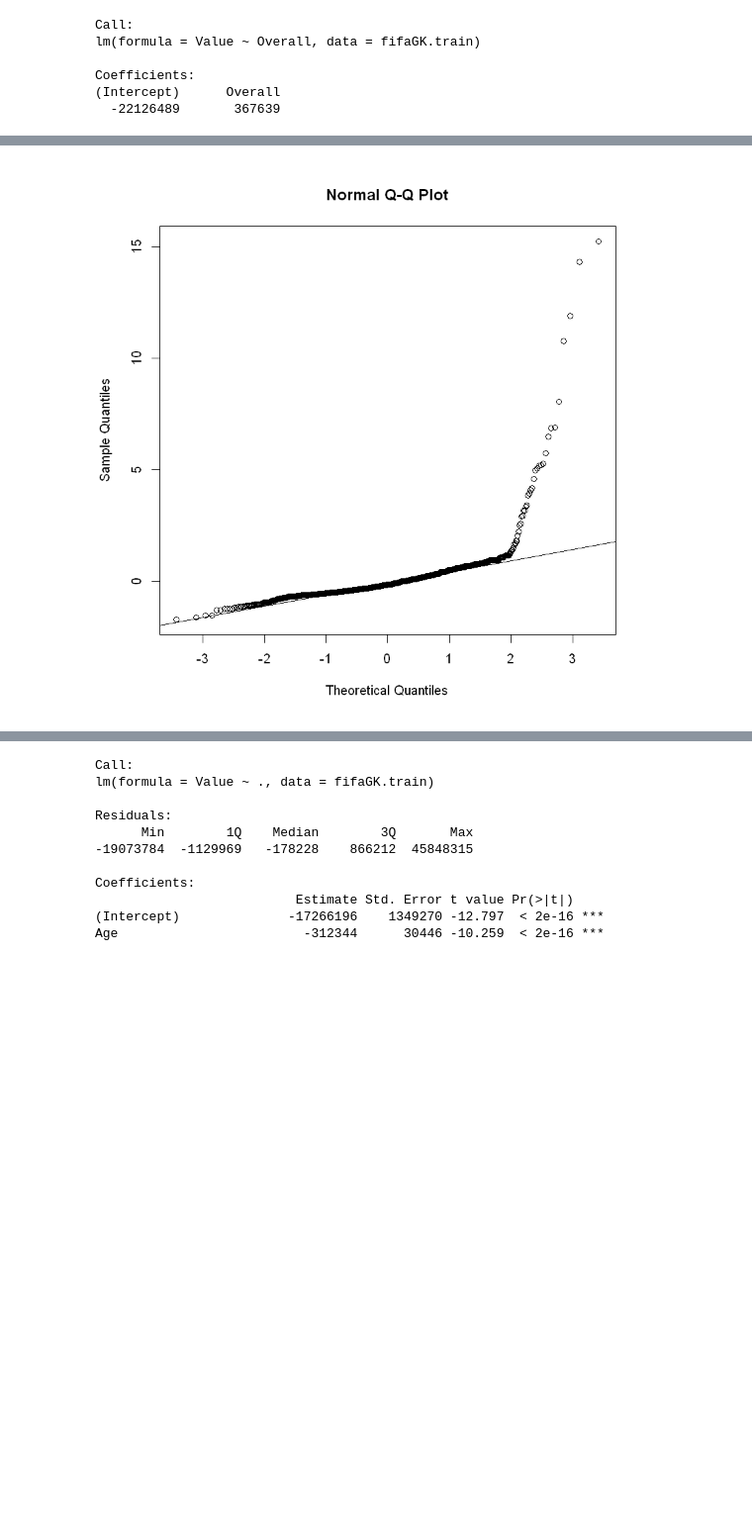
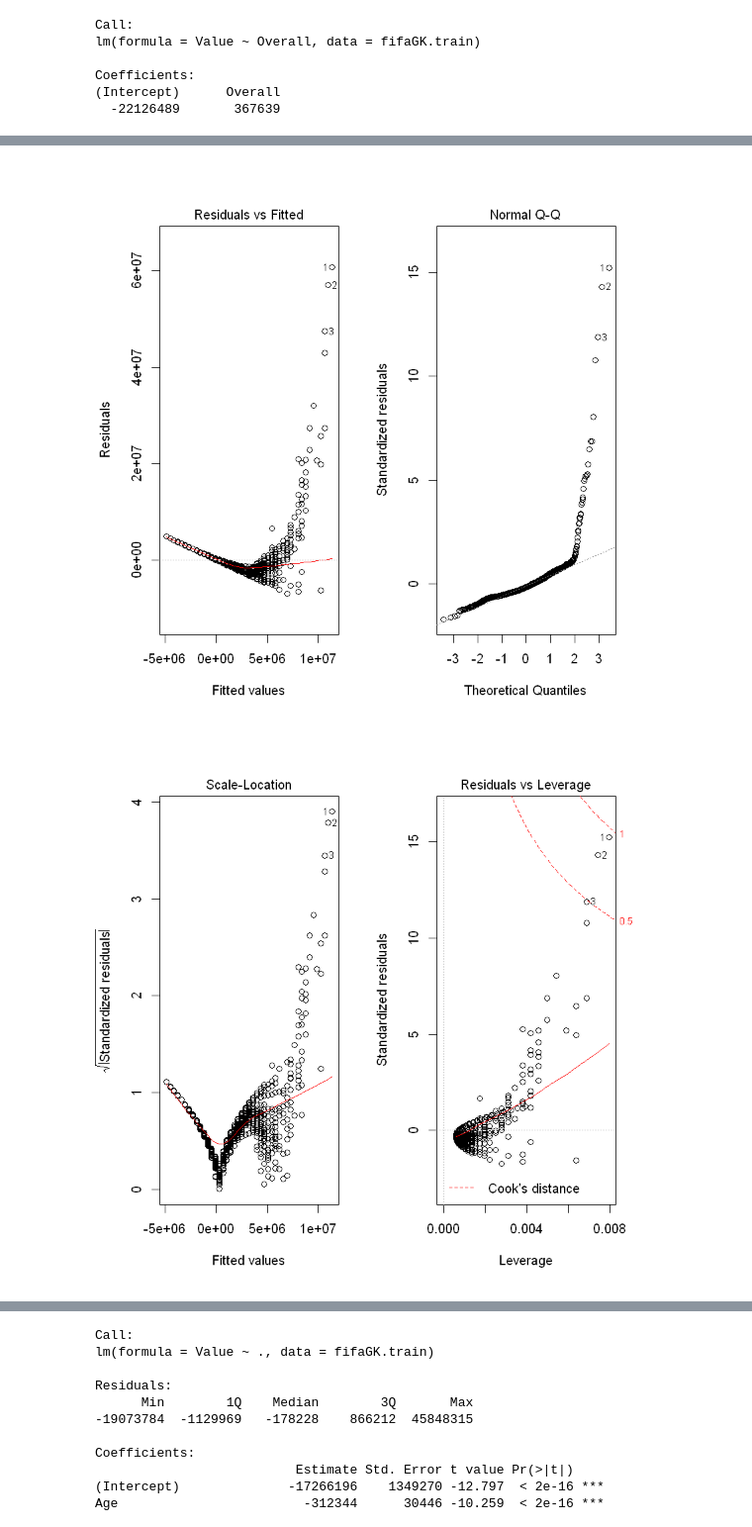
Before and after one commit to LauraRodriguezCanova/MachineLearning, a Jupyter notebook: TallerMachineLearning_DevIT.ipynb, the cells around one changed output, grey strips where cells are left out. Shown at 99% size. Saved outputs shown, nothing was run; the diff lists cells and outputs as text; code cells hidden in the pictures; blank space fills up the shorter version.

```diff
--- a/TallerMachineLearning_DevIT.ipynb
+++ b/TallerMachineLearning_DevIT.ipynb
@@ -672,7 +787,7 @@ Coefficients:
 # %%
 #Diagnóstico del Modelo
-residuos <- rstandard(regresor_fifaGK)
-qqnorm(residuos)
-qqline(residuos)
+par(mfrow = c(1,2))
+plot(regresor_fifaGK)
 # %% [output]
-[figure, old version]
+[figure, new version]
+[figure, added]
```
Also changed, not shown: parts of 166 cells of this notebook.
